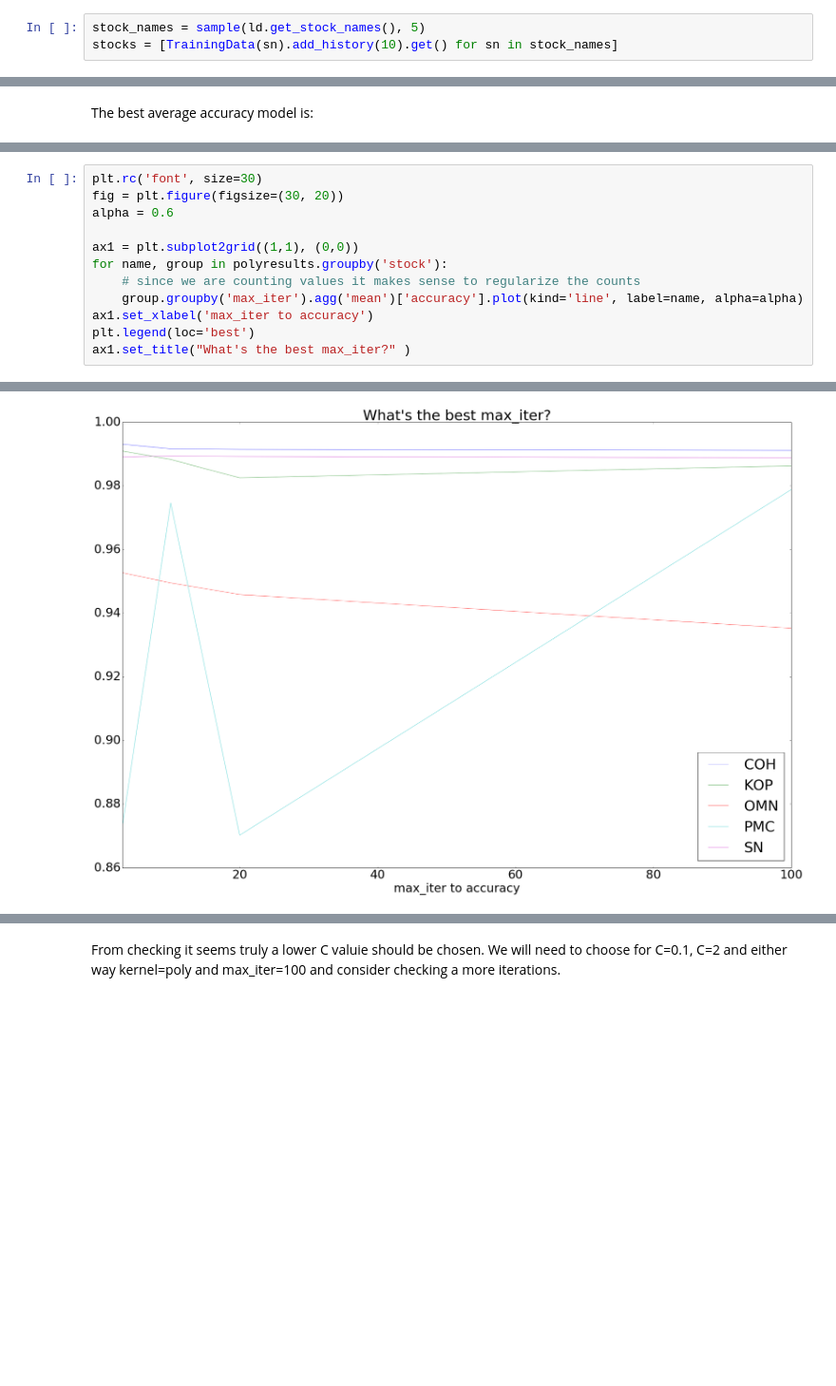
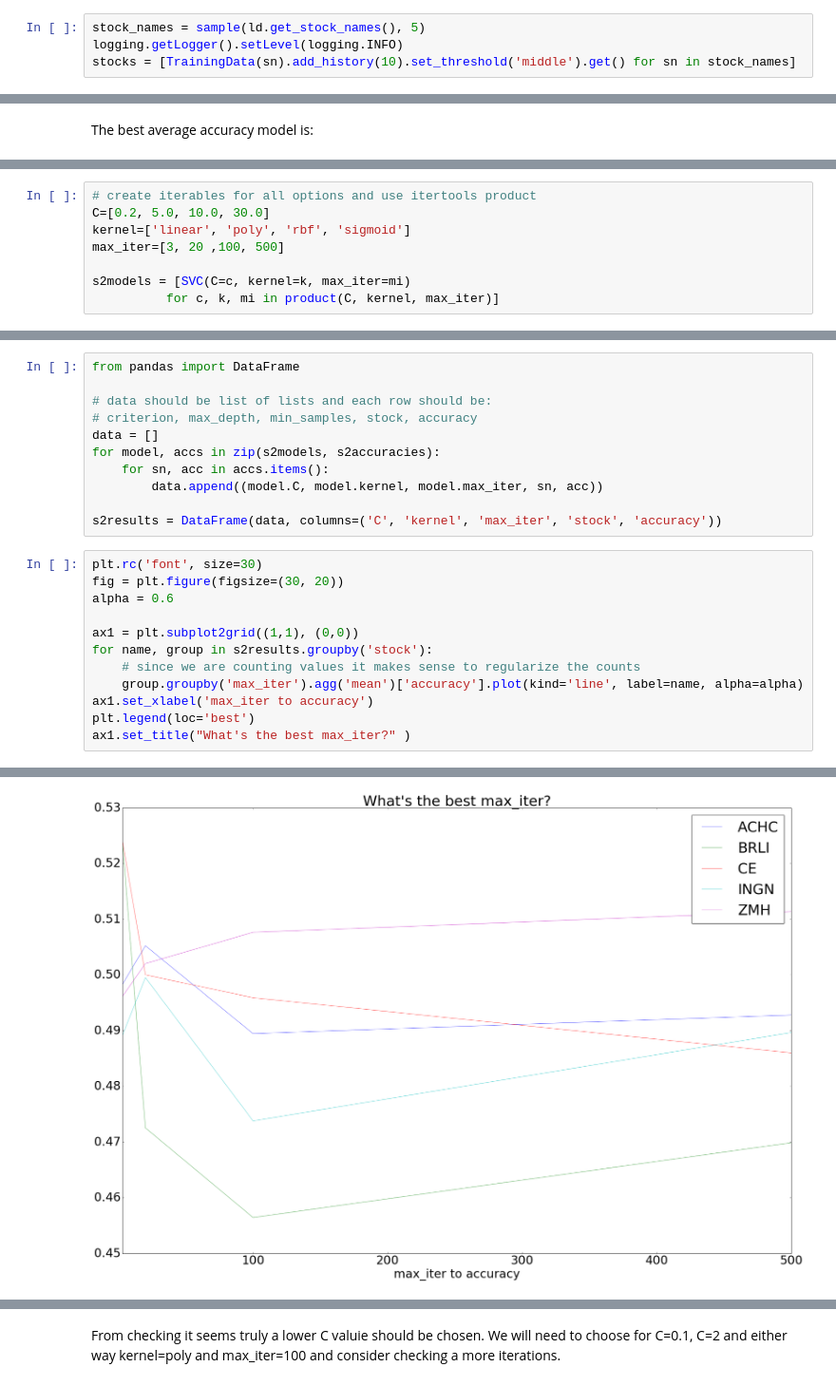
Before and after one commit to eytans/Stockifier, a Jupyter notebook: basic_estimators.ipynb, the cells around one changed output, grey strips where cells are left out. Shown at 95% size. Saved outputs shown, nothing was run; the diff lists cells and outputs as text; blank space fills up the shorter version.

```diff
--- a/basic_estimators.ipynb
+++ b/basic_estimators.ipynb
@@ -23,5 +23,6 @@ pool = Pool()
 ld = LearningData()
 # %%
 stock_names = sample(ld.get_stock_names(), 5)
-stocks = [TrainingData(sn).add_history(10).get() for sn in stock_names]
+logging.getLogger().setLevel(logging.INFO)
+stocks = [TrainingData(sn).add_history(10).set_threshold('middle').get() for sn in stock_names]
 # %% [output]
@@ -264,0 +280,8 @@ polyresults = sresults.loc[sresults['kernel'] == 'poly']
+# %%
+# create iterables for all options and use itertools product
+C=[0.2, 5.0, 10.0, 30.0]
+kernel=['linear', 'poly', 'rbf', 'sigmoid']
+max_iter=[3, 20 ,100, 500]
+
+s2models = [SVC(C=c, kernel=k, max_iter=mi)
+          for c, k, mi in product(C, kernel, max_iter)]
@@ -265,18 +292,29 @@ polyresults = sresults.loc[sresults['kernel'] == 'poly']
+# %%
+from pandas import DataFrame
+
+# data should be list of lists and each row should be:
+# criterion, max_depth, min_samples, stock, accuracy
+data = []
+for model, accs in zip(s2models, s2accuracies):
+    for sn, acc in accs.items():
+        data.append((model.C, model.kernel, model.max_iter, sn, acc))
+
+s2results = DataFrame(data, columns=('C', 'kernel', 'max_iter', 'stock', 'accuracy'))
 # %%
 plt.rc('font', size=30)
 fig = plt.figure(figsize=(30, 20))
 alpha = 0.6
 
 ax1 = plt.subplot2grid((1,1), (0,0))
-for name, group in polyresults.groupby('stock'):
+for name, group in s2results.groupby('stock'):
     # since we are counting values it makes sense to regularize the counts
     group.groupby('max_iter').agg('mean')['accuracy'].plot(kind='line', label=name, alpha=alpha)
 ax1.set_xlabel('max_iter to accuracy')
 plt.legend(loc='best')
 ax1.set_title("What's the best max_iter?" )
 # %% [output]
 <matplotlib.text.Text at 0x...>
-[figure, old version]
+[figure, new version]
 # %%
 plt.rc('font', size=30)
 fig = plt.figure(figsize=(30, 20))
```
Also changed, not shown: parts of 45 cells of this notebook, 4 other files.
